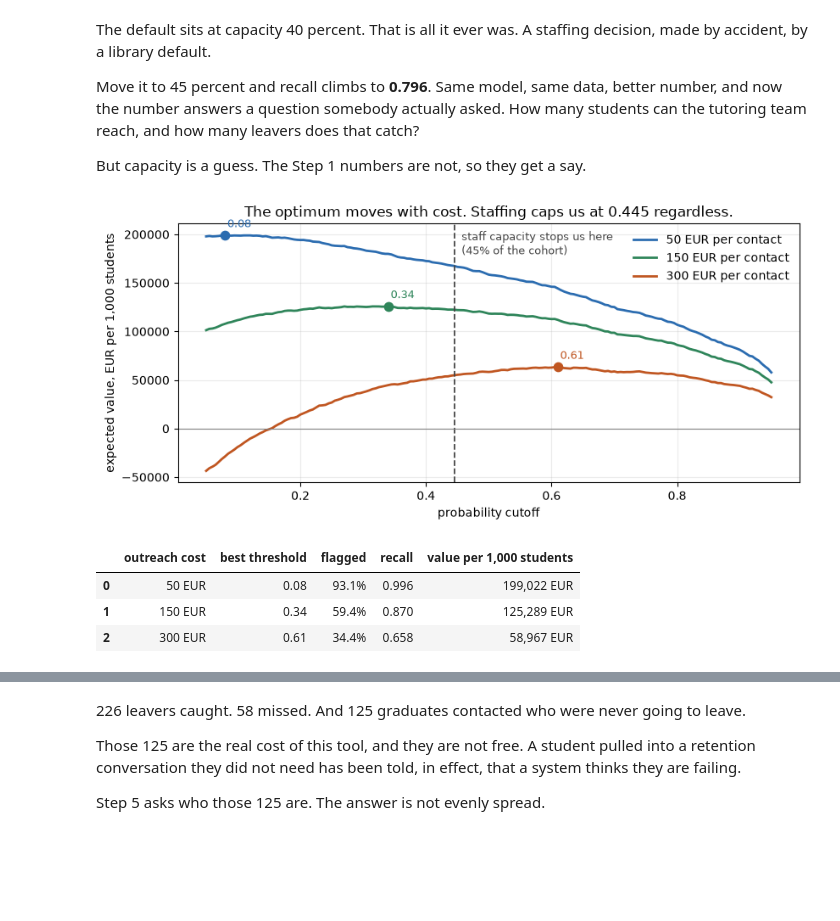
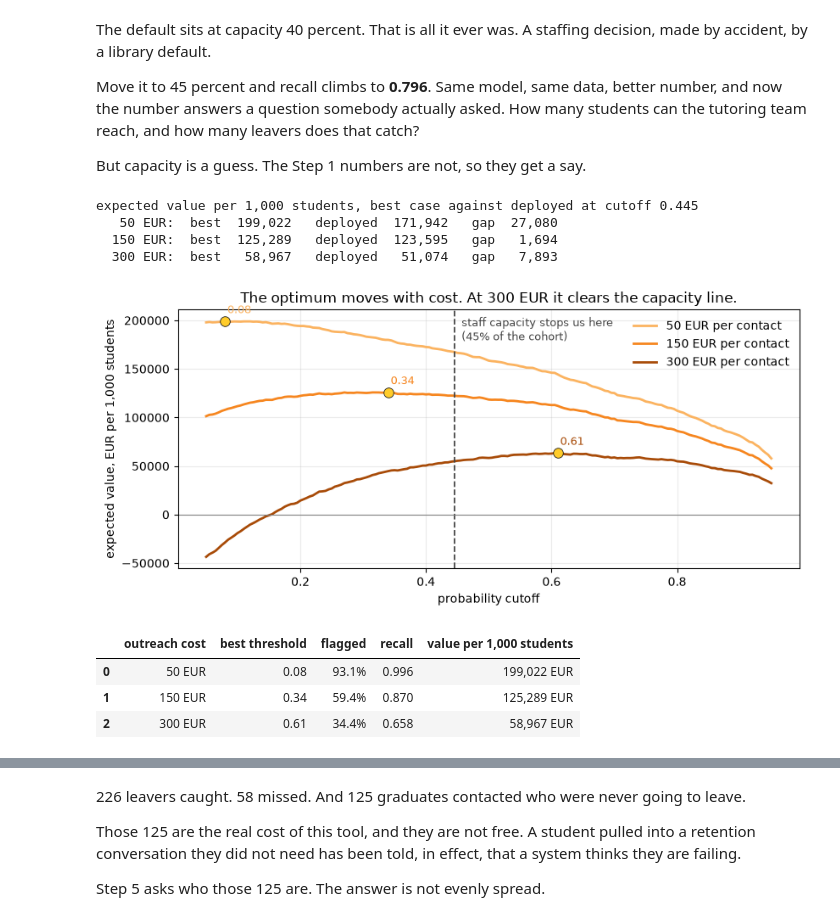
Before and after one commit to jeryldev/pgdaiml-capstone, a Jupyter notebook: notebooks/04_modeling.ipynb, the cells around one changed output, grey strips where cells are left out. Drawn from its saved outputs; the diff is of its cells as text; code cells hidden in the pictures; blank space fills up the shorter version.

```diff
--- a/notebooks/04_modeling.ipynb
+++ b/notebooks/04_modeling.ipynb
@@ -196,7 +196,7 @@ for name in ["logistic regression", "xgboost"]:
 # The table above states that the lead is inside the noise. The chart shows it, which
 # is harder to argue with. Each dot is one fold. The bar is the mean.
 fig, ax = plt.subplots(figsize=(8, 3))
-colors = {"logistic regression": "#2b6cb0", "xgboost": "#c05621"}
+colors = {"logistic regression": "#F6861F", "xgboost": "#8C8C8C"}
 for i, (name, f) in enumerate(folds.items()):
     ax.hlines(i, f.min(), f.max(), color=colors[name], lw=1.5, alpha=0.35, zorder=2)
     ax.scatter(f, [i] * len(f), s=80, alpha=0.8, color=colors[name], zorder=3)
@@ -306,37 +306,54 @@ for cost in [50, 150, 300]:
         "best threshold": round(best, 2),
         "flagged": f"{(proba >= best).mean():.1%}",
         "recall": round(recall_score(yte, (proba >= best).astype(int)), 3),
         "value per 1,000 students": f"{expected_value(best, proba, yte.values, cost):,.0f} EUR",
     })
 
+# The table above is each cost's profit-optimal cutoff. The tool does not deploy there.
+# It deploys at the capacity-45% operating point, 0.445, which flags fewer students, so
+# the value it actually realizes is lower. Printing both lets the report and the decks
+# quote the deployed number and not only the best case, and it puts the cost of the
+# staffing constraint on the page as a number rather than a hand-wave.
+op_thr = capacity["capacity 45%"]
+print(f"expected value per 1,000 students, best case against deployed at cutoff {op_thr:.3f}")
+for cost in [50, 150, 300]:
+    best = max(grid, key=lambda t: expected_value(t, oof, ytr.values, cost))
+    ev_best = expected_value(best, proba, yte.values, cost)
+    ev_dep = expected_value(op_thr, proba, yte.values, cost)
+    print(f"  {cost:3} EUR:  best {ev_best:>8,.0f}   deployed {ev_dep:>8,.0f}   gap {ev_best - ev_dep:>7,.0f}")
+
 # The chart is the argument. Each curve peaks well to the LEFT of where staff capacity
 # lets us operate, which is the whole tension in this project, and a table hides it.
 thr45 = capacity["capacity 45%"]
 fig, ax = plt.subplots(figsize=(8.5, 4))
-for cost, color in zip([50, 150, 300], ["#2b6cb0", "#2f855a", "#c05621"]):
+for cost, color in zip([50, 150, 300], ["#FBB360", "#F6861F", "#A84B08"]):
     ev = [expected_value(t, oof, ytr.values, cost) for t in grid]
     ax.plot(grid, ev, lw=2, color=color, label=f"{cost} EUR per contact")
     peak = grid[int(np.argmax(ev))]
-    ax.scatter([peak], [max(ev)], s=55, color=color, zorder=5)
+    ax.scatter([peak], [max(ev)], s=70, color="#FFCC2A", edgecolor="#1A1A1A", linewidth=0.6, zorder=5)
     ax.annotate(f"{peak:.2f}", (peak, max(ev)), textcoords="offset points",
                 xytext=(2, 7), fontsize=9, color=color)
 
 ax.axvline(thr45, ls="--", color="#444", lw=1.3)
 ax.annotate("staff capacity stops us here\n(45% of the cohort)", (thr45, ax.get_ylim()[1]),
             textcoords="offset points", xytext=(6, -26), fontsize=9, color="#444")
 ax.axhline(0, color="grey", lw=0.8)
 ax.set_xlabel("probability cutoff")
 ax.set_ylabel("expected value, EUR per 1,000 students")
-ax.set_title("The optimum moves with cost. Staffing caps us at 0.445 regardless.")
+ax.set_title("The optimum moves with cost. At 300 EUR it clears the capacity line.")
 ax.legend(frameon=False)
 ax.grid(alpha=0.25)
 fig.tight_layout()
 fig.savefig(ROOT / "reports" / "figures" / "expected_value.png", dpi=110)
 plt.show()
 
 pd.DataFrame(rows)
 # %% [output]
+expected value per 1,000 students, best case against deployed at cutoff 0.445
+   50 EUR:  best  199,022   deployed  171,942   gap  27,080
+  150 EUR:  best  125,289   deployed  123,595   gap   1,694
+  300 EUR:  best   58,967   deployed   51,074   gap   7,893
-[figure, old version]
+[figure, new version]
 |  | outreach cost | best threshold | flagged | recall | value per 1,000 students |
 | 0 | 50 EUR | 0.08 | 93.1% | 0.996 | 199,022 EUR |
 | 1 | 150 EUR | 0.34 | 59.4% | 0.870 | 125,289 EUR |
```
Also changed, not shown: parts of 4 cells of this notebook, 15 other files.
